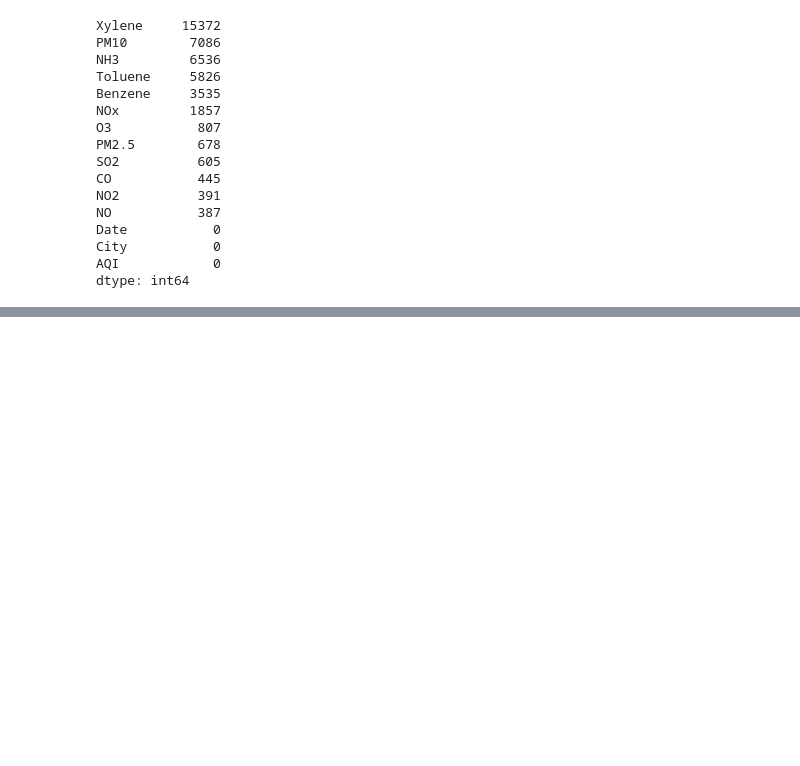
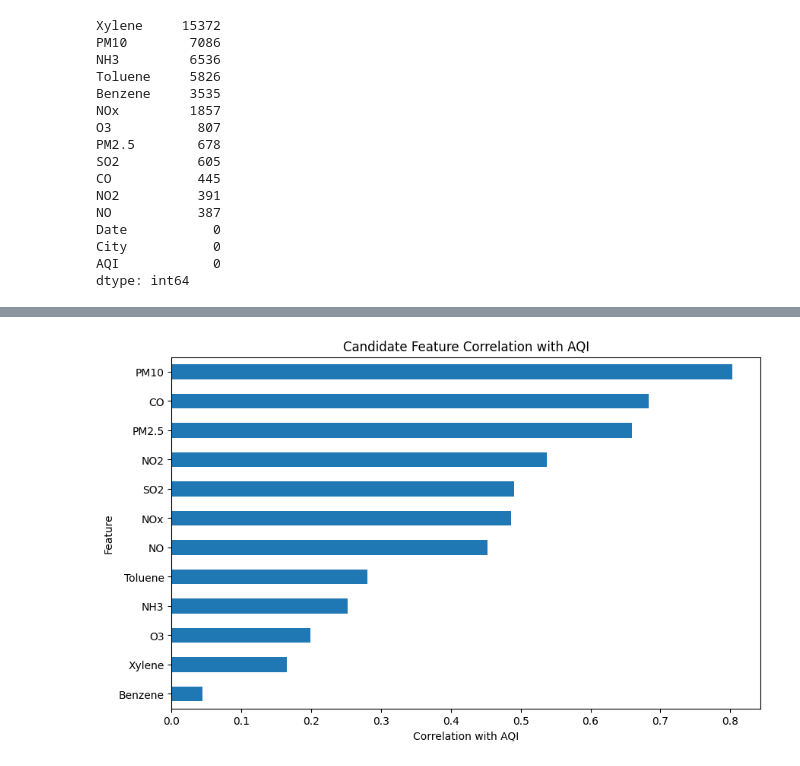
Before and after one commit to omkarsatpute18/AQI-air-quality-prediction, a Jupyter notebook: main.ipynb, the cells around one changed output, grey strips where cells are left out. Saved outputs shown, nothing was run; the diff lists cells and outputs as text; code cells hidden in the pictures; blank space fills up the shorter version.

```diff
--- a/main.ipynb
+++ b/main.ipynb
@@ -782,0 +817,9 @@ pollutant_features
+# %%
+feature_aqi_corr = (
+    model_df[pollutant_features + ["AQI"]]
+    .corr()["AQI"]
+    .drop("AQI")
+    .sort_values(ascending=False)
+)
+
+feature_aqi_corr
@@ -782,0 +840,12 @@ pollutant_features
+# %%
+plt.figure(figsize=(10, 6))
+
+feature_aqi_corr.sort_values().plot(kind="barh")
+
+plt.xlabel("Correlation with AQI")
+plt.ylabel("Feature")
+plt.title("Candidate Feature Correlation with AQI")
+
+plt.show()
+# %% [output]
+[figure, added]
```
Also changed, not shown: parts of 19 cells of this notebook.
